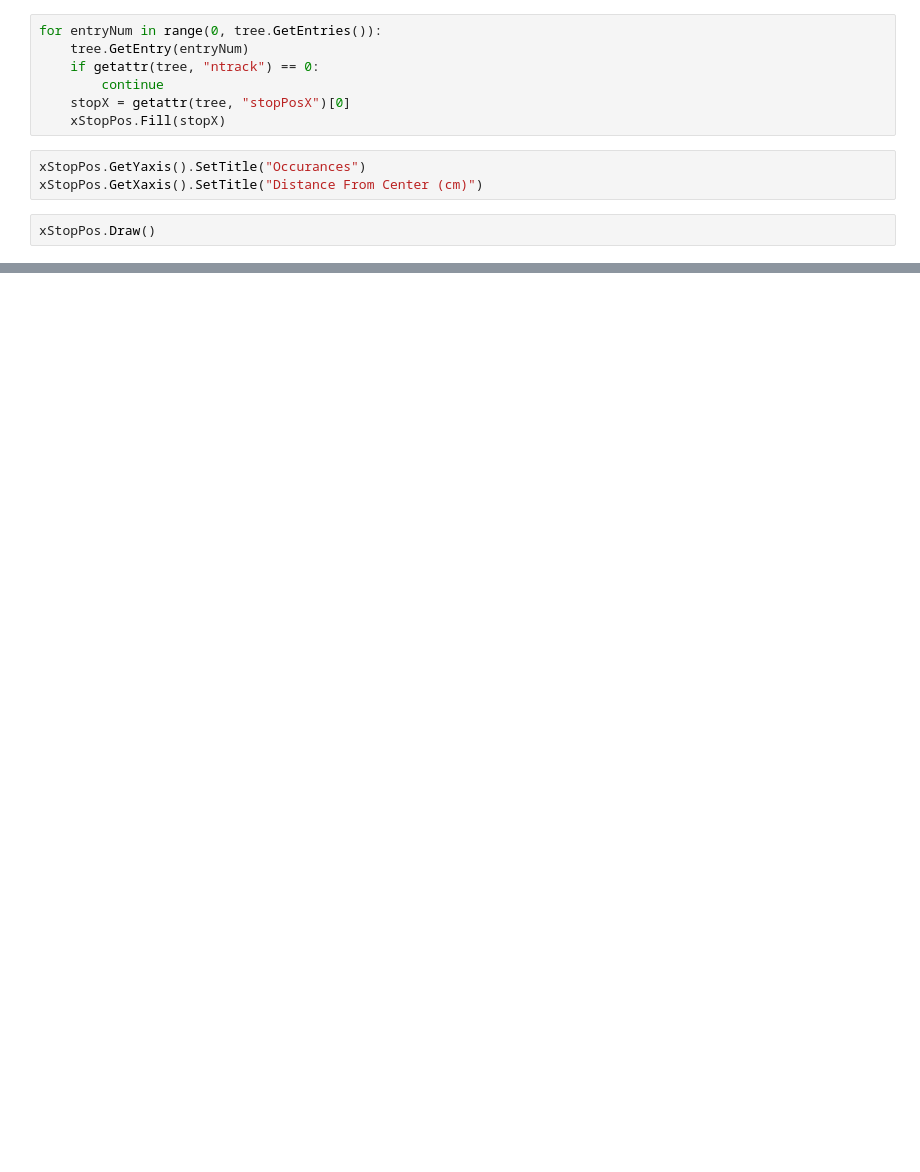
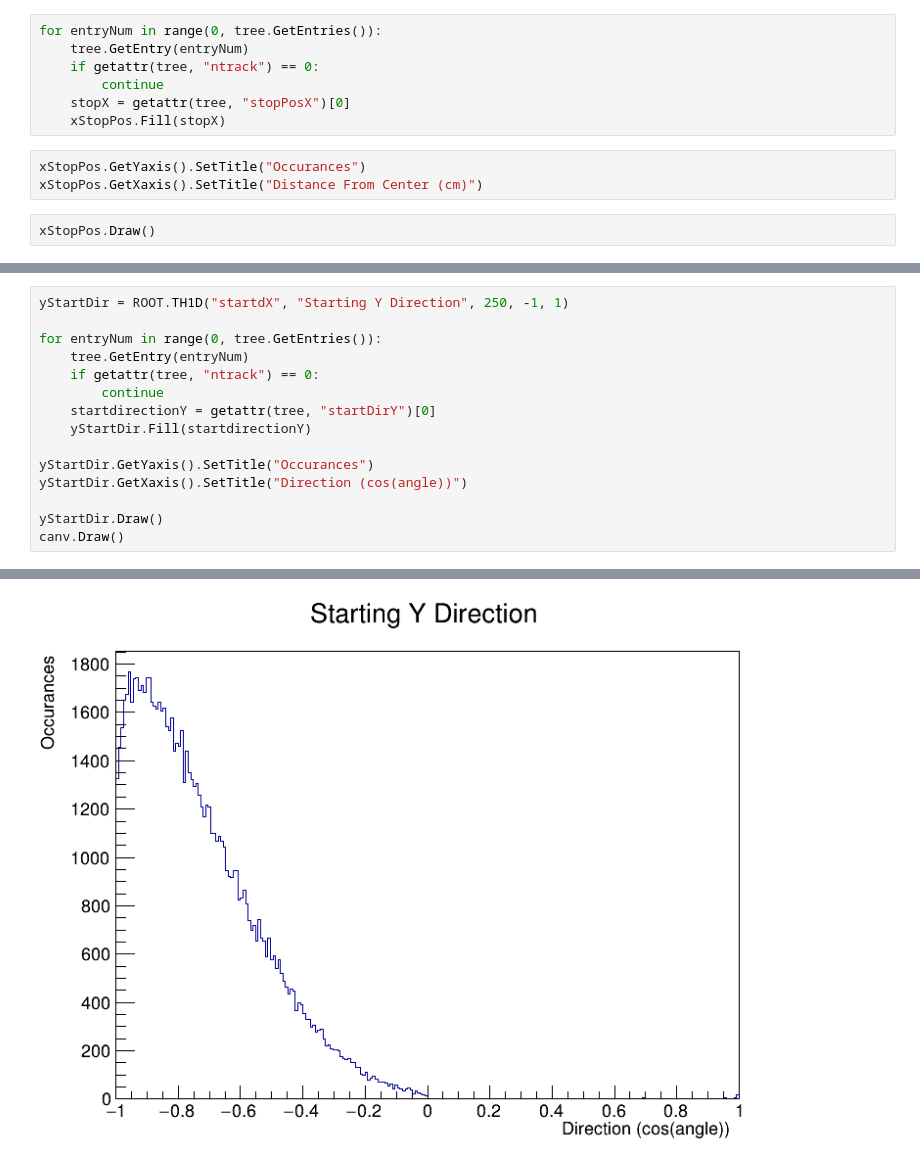
Before and after one commit to navaneethsrinath/RootPractice, a Jupyter notebook: novadatapractice.ipynb, the cells around one changed output, grey strips where cells are left out. Cells and saved outputs as stored; diff of their text form; blank space fills up the shorter version.

```diff
--- a/novadatapractice.ipynb
+++ b/novadatapractice.ipynb
@@ -137,0 +158,16 @@ canv.Draw()
+# %%
+yStartDir = ROOT.TH1D("startdX", "Starting Y Direction", 250, -1, 1)
+
+for entryNum in range(0, tree.GetEntries()):
+    tree.GetEntry(entryNum)
+    if getattr(tree, "ntrack") == 0:
+        continue
+    startdirectionY = getattr(tree, "startDirY")[0]
+    yStartDir.Fill(startdirectionY)
+
+yStartDir.GetYaxis().SetTitle("Occurances")
+yStartDir.GetXaxis().SetTitle("Direction (cos(angle))")
+
+yStartDir.Draw()
+canv.Draw()
+# %% [output]
@@ -137,0 +175 @@ canv.Draw()
+[figure, added]
```
Also changed, not shown: parts of 47 cells of this notebook.
